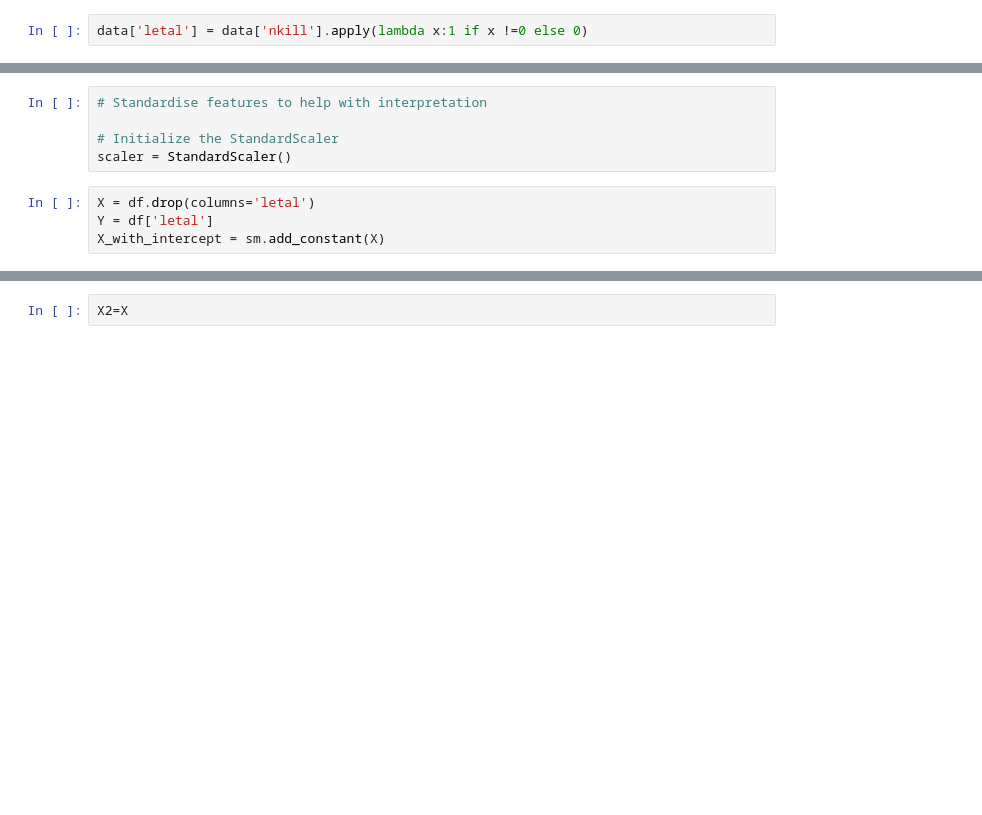
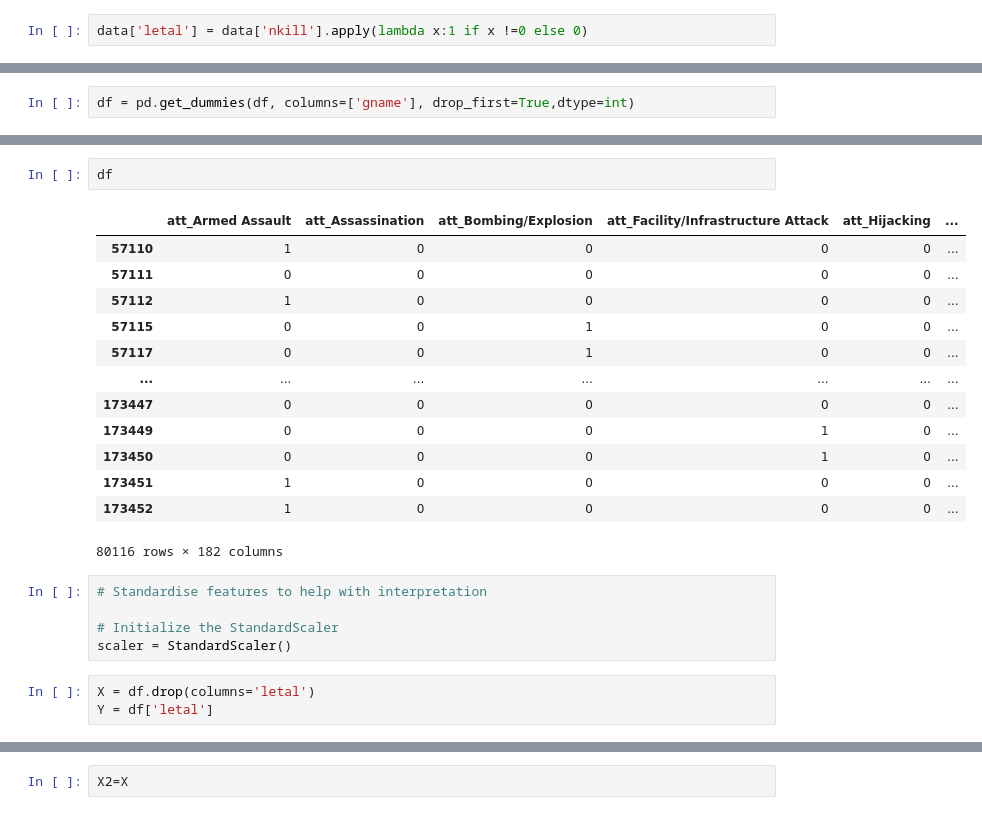
Before and after one commit to Almapian/Terrorism-project, a Jupyter notebook: MODELS/logi_model.ipynb, the cells around one changed output, grey strips where cells are left out. Saved outputs shown, nothing was run; the diff lists cells and outputs as text; blank space fills up the shorter version.

```diff
--- a/MODELS/logi_model.ipynb
+++ b/MODELS/logi_model.ipynb
@@ -79,0 +175,2 @@ print(len(df))
+# %%
+df = pd.get_dummies(df, columns=['gname'], drop_first=True,dtype=int)
@@ -80,3 +182,19 @@ print(len(df))
+# %%
+df
+# %% [output]
+|  | att_Armed Assault | att_Assassination | att_Bombing/Explosion | att_Facility/Infrastructure Attack | att_Hijacking | ... |
+| 57110 | 1 | 0 | 0 | 0 | 0 | ... |
+| 57111 | 0 | 0 | 0 | 0 | 0 | ... |
+| 57112 | 1 | 0 | 0 | 0 | 0 | ... |
+| 57115 | 0 | 0 | 1 | 0 | 0 | ... |
+| 57117 | 0 | 0 | 1 | 0 | 0 | ... |
+| ... | ... | ... | ... | ... | ... | ... |
+| 173447 | 0 | 0 | 0 | 0 | 0 | ... |
+| 173449 | 0 | 0 | 0 | 1 | 0 | ... |
+| 173450 | 0 | 0 | 0 | 1 | 0 | ... |
+| 173451 | 1 | 0 | 0 | 0 | 0 | ... |
+| 173452 | 1 | 0 | 0 | 0 | 0 | ... |
+80116 rows × 182 columns
 # %%
 # Standardise features to help with interpretation
 
@@ -85,4 +203,3 @@ scaler = StandardScaler()
 # %%
 X = df.drop(columns='letal')
 Y = df['letal']
-X_with_intercept = sm.add_constant(X)
```
Also changed, not shown: parts of 46 cells of this notebook, 4 other files.
